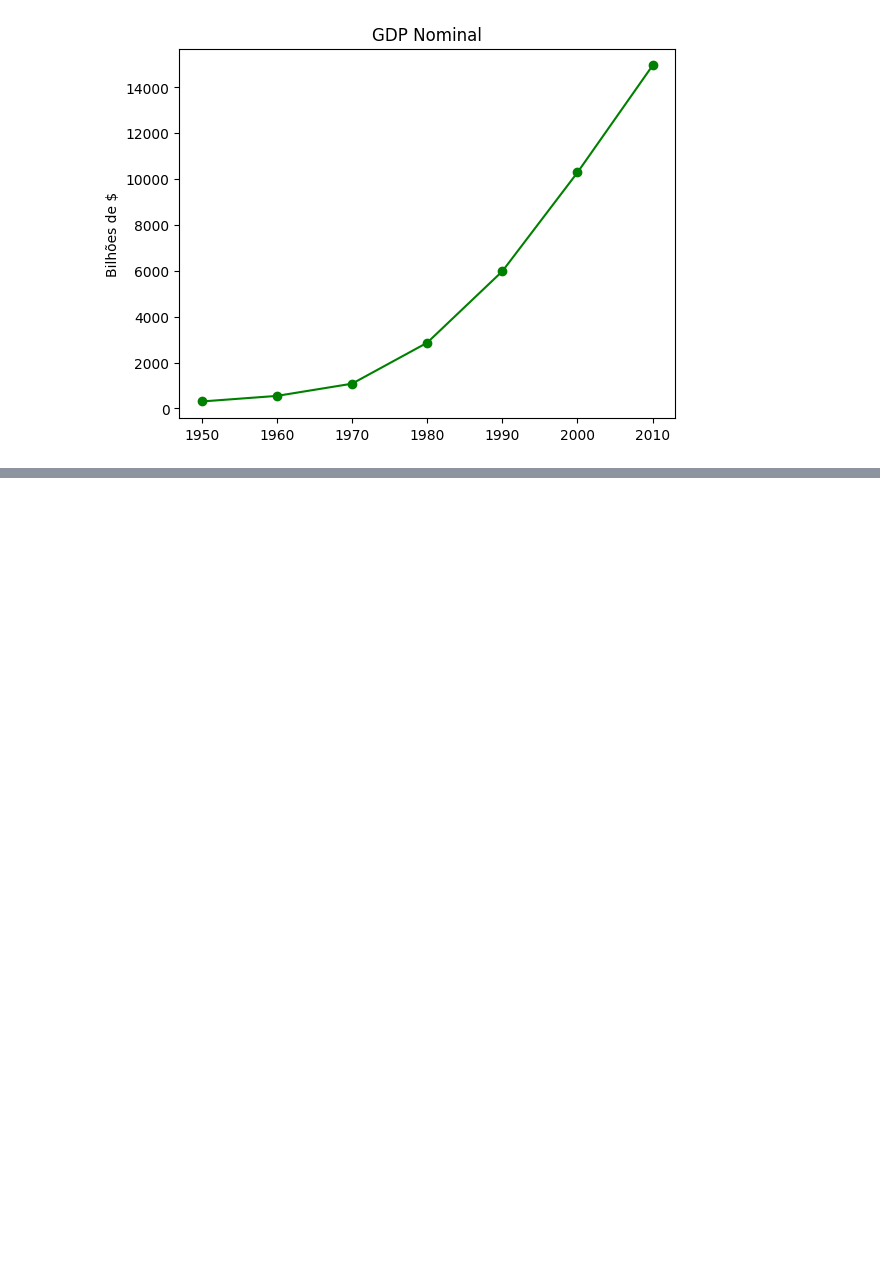
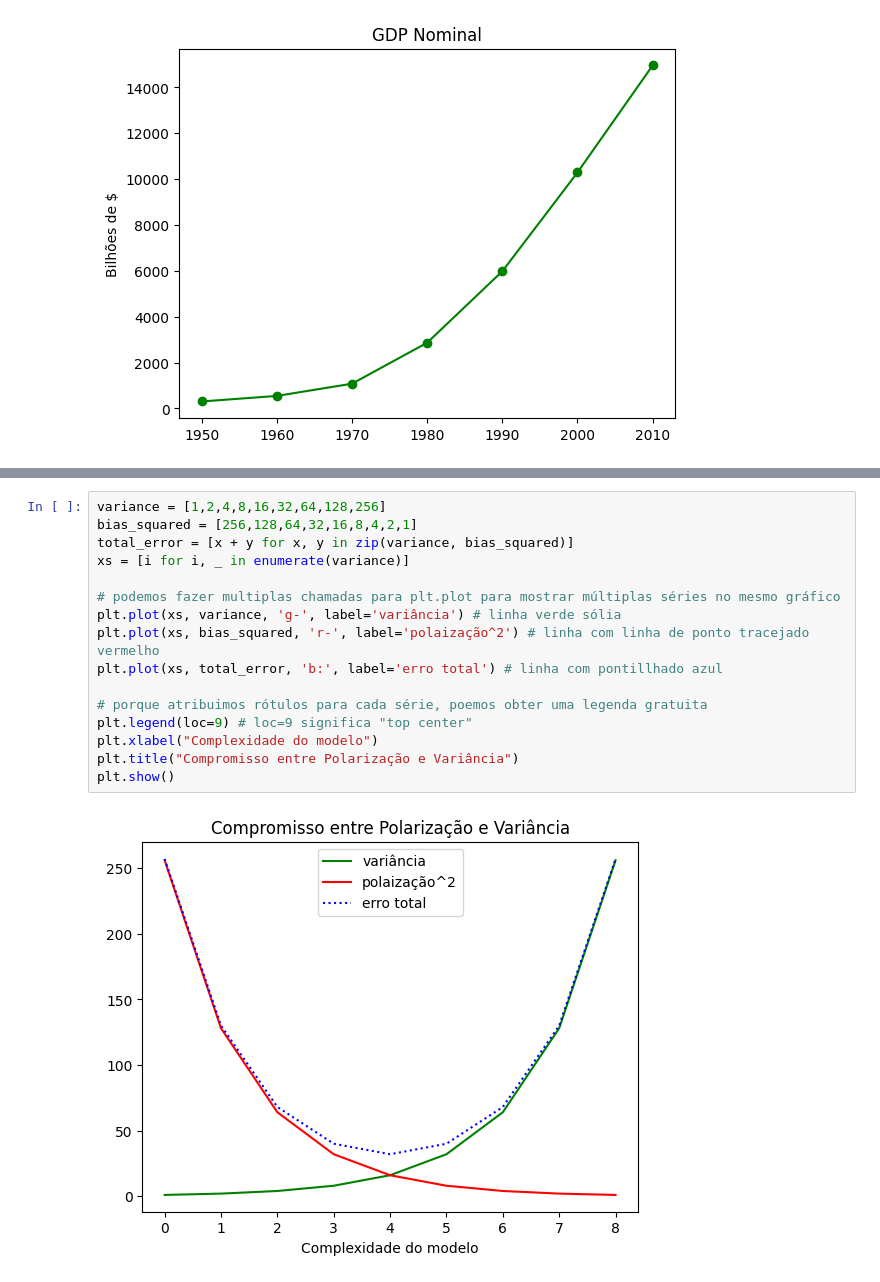
Before and after one commit to Dangelo-dev/Python, a Jupyter notebook: praticaDataScience.ipynb, the cells around one changed output, grey strips where cells are left out. Drawn from its saved outputs; the diff is of its cells as text; blank space fills up the shorter version.

```diff
--- a/praticaDataScience.ipynb
+++ b/praticaDataScience.ipynb
@@ -829,0 +890,18 @@ plt.show()
+# %%
+variance = [1,2,4,8,16,32,64,128,256]
+bias_squared = [256,128,64,32,16,8,4,2,1]
+total_error = [x + y for x, y in zip(variance, bias_squared)]
+xs = [i for i, _ in enumerate(variance)]
+
+# podemos fazer multiplas chamadas para plt.plot para mostrar múltiplas séries no mesmo gráfico
+plt.plot(xs, variance, 'g-', label='variância') # linha verde sólia
+plt.plot(xs, bias_squared, 'r-', label='polaização^2') # linha com linha de ponto tracejado vermelho
+plt.plot(xs, total_error, 'b:', label='erro total') # linha com pontillhado azul
+
+# porque atribuimos rótulos para cada série, poemos obter uma legenda gratuita
+plt.legend(loc=9) # loc=9 significa "top center"
+plt.xlabel("Complexidade do modelo")
+plt.title("Compromisso entre Polarização e Variância")
+plt.show()
+# %% [output]
+[figure, added]
```
Also changed, not shown: parts of 3 cells of this notebook.
